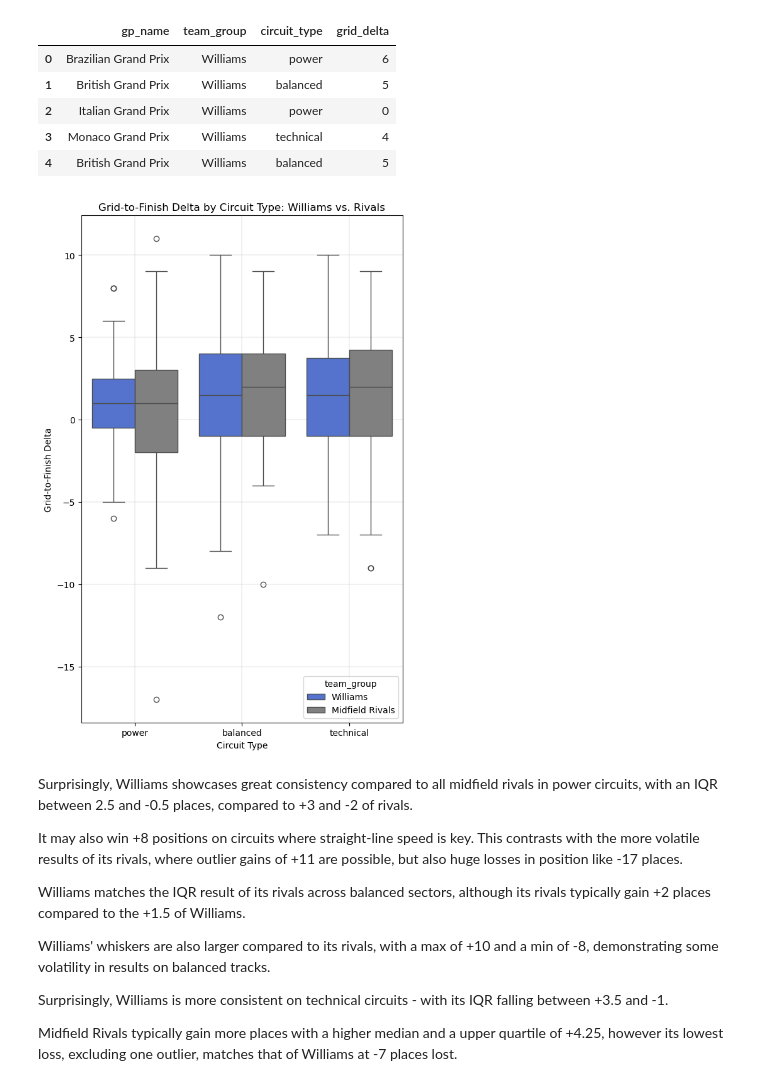
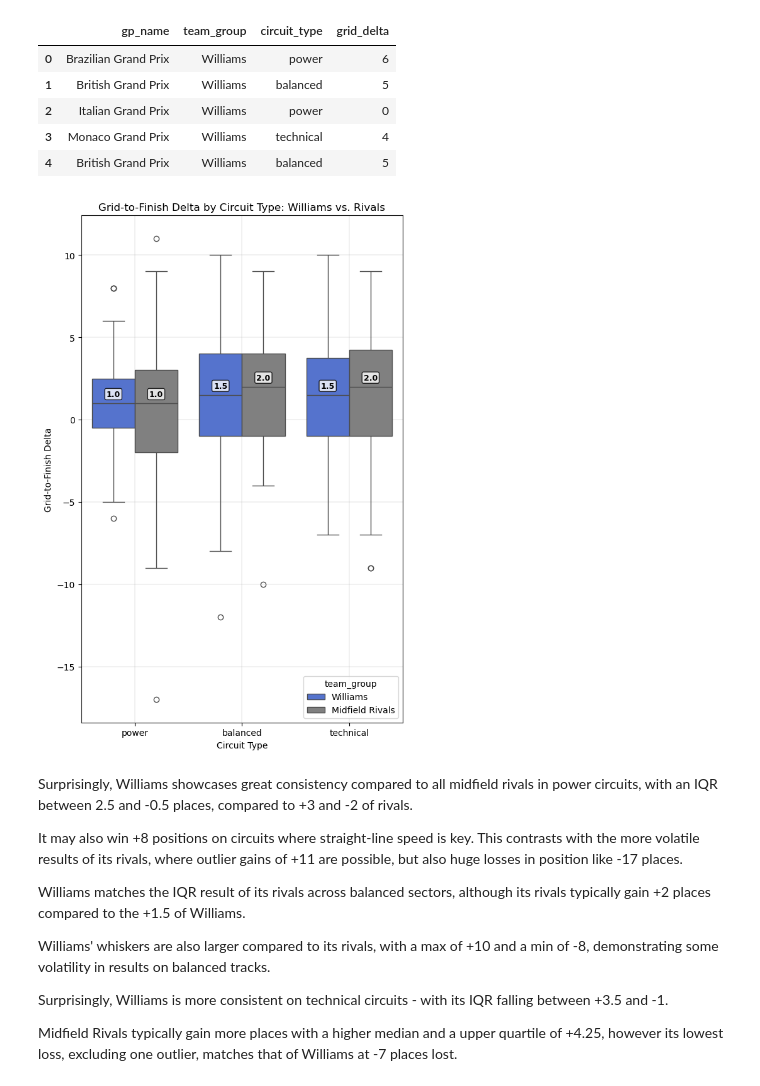
Before and after one commit to FD2906/williams-racing-strategies, a Jupyter notebook: notebooks/kpi1-3-analysis.ipynb, the cells around one changed output. Drawn from its saved outputs; the diff is of its cells as text; code cells hidden in the pictures.

```diff
--- a/notebooks/kpi1-3-analysis.ipynb
+++ b/notebooks/kpi1-3-analysis.ipynb
@@ -308,26 +324,57 @@ df[['gp_name', 'team_group', 'circuit_type', 'grid_delta']].head()
 | 2 | Italian Grand Prix | Williams | power | 0 |
 | 3 | Monaco Grand Prix | Williams | technical | 4 |
 | 4 | British Grand Prix | Williams | balanced | 5 |
-# %%
-plt.figure(figsize = (6, 9))
-
-vs_rivals_circuits = sns.boxplot(
-    data = df,
-    x = 'circuit_type',
-    y = 'grid_delta',
-    hue = 'team_group',
-    palette = group_palette
-)
-
-vs_rivals_circuits.set_title("Grid-to-Finish Delta by Circuit Type: Williams vs. Rivals")
-vs_rivals_circuits.set_xlabel("Circuit Type")
-vs_rivals_circuits.set_ylabel("Grid-to-Finish Delta")
-
-vs_rivals_circuits.grid(linewidth = 0.25)
-plt.tight_layout()
-plt.show()
-# %% [output]
-[figure, removed]
+# %%
+plt.figure(figsize = (6, 9))
+
+vs_rivals_circuits = sns.boxplot(
+    data = df,
+    x = 'circuit_type',
+    y = 'grid_delta',
+    hue = 'team_group',
+    palette = group_palette
+)
+
+vs_rivals_circuits.set_title("Grid-to-Finish Delta by Circuit Type: Williams vs. Rivals")
+vs_rivals_circuits.set_xlabel("Circuit Type")
+vs_rivals_circuits.set_ylabel("Grid-to-Finish Delta")
+
+
+# Calculate medians for each circuit_type AND team_group combination
+medians = df.groupby(["circuit_type", "team_group"])["grid_delta"].median()
+circuit_types = df["circuit_type"].unique()
+team_groups = df["team_group"].unique()
+
+
+# For grouped boxplots, we need to calculate positions for each sub-box
+n_groups = len(team_groups)
+width = 0.8 / n_groups  # Total width divided by number of groups
+
+for i, circuit_type in enumerate(circuit_types):
+    for j, team_group in enumerate(team_groups):
+        if (circuit_type, team_group) in medians.index:
+            median_val = medians[(circuit_type, team_group)]
+
+            # Calculate x position for grouped boxes
+            # Center position (i) + offset for each group
+            x_pos = i + (j - (n_groups - 1) / 2) * width
+
+            vs_rivals_circuits.text(
+                x_pos, median_val + 0.3,  # x position, y position (slightly above median)
+                f'{median_val:.1f}',       # text with 1 decimal place
+                horizontalalignment='center',
+                verticalalignment='bottom',
+                fontweight='bold',
+                fontsize=9,  # Slightly smaller font for grouped plots
+                bbox=dict(boxstyle='round,pad=0.2', facecolor='white', alpha=0.8)
+            )
+
+
+vs_rivals_circuits.grid(linewidth = 0.25)
+plt.tight_layout()
+plt.show()
+# %% [output]
+[figure, added]
 # %% [markdown]
 Surprisingly, Williams showcases great consistency compared to all midfield rivals in power circuits, with an IQR between 2.5 and -0.5 places, compared to +3 and -2 of rivals.
 
```
Also changed, not shown: parts of 9 cells of this notebook, 15 other files.
